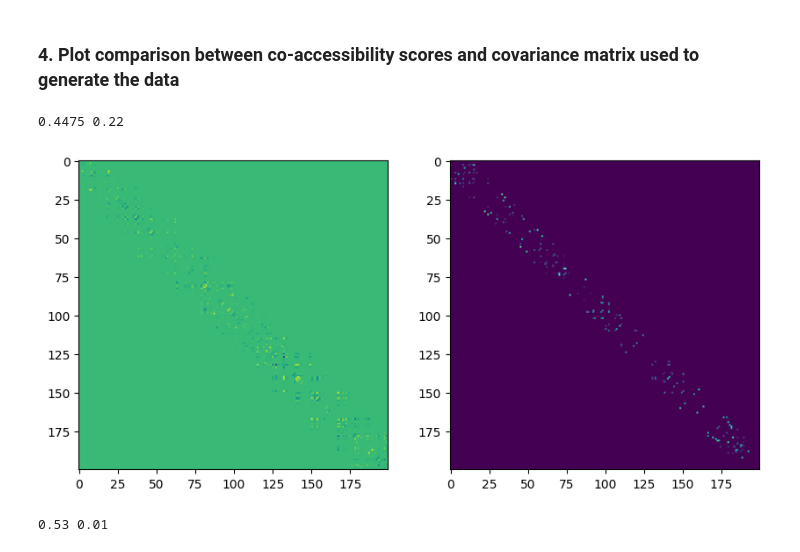
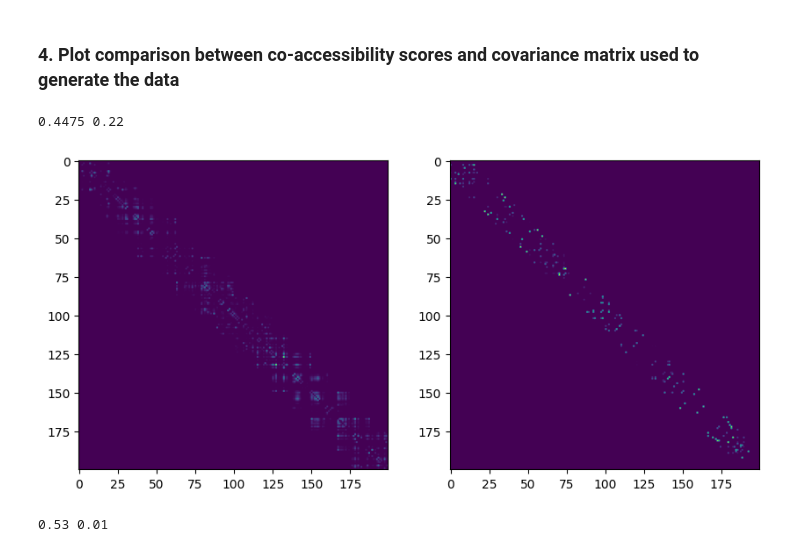
Before and after one commit to cantinilab/Circe, a Jupyter notebook: Example1.ipynb, the cells around one changed output. Saved outputs shown, nothing was run; the diff lists cells and outputs as text; code cells hidden in the pictures.

```diff
--- a/Example1.ipynb
+++ b/Example1.ipynb
@@ -197,27 +197,27 @@ an.extract_atac_links(atac)
 # %%
 def diag_block_mat_slicing(L):
     shp = L[0].shape
     N = len(L)
     r = range(N)
     out = np.zeros((N,shp[0],N,shp[1]),dtype=int)
     out[r,:,r,:] = L
     return out.reshape(np.asarray(shp)*N)
 
 corrected = final_score.toarray()[:200, :200]
 corrected = np.where(corrected <= 0, corrected, corrected)
 corrected = corrected - np.diag(corrected)*np.eye(len(cov))
 
 cov_ = cov - np.diag(cov)*np.eye(len(cov))
 
 fig, ax = plt.subplots(1, 2, figsize=(10,10))
-ax[0].imshow(corrected)
+ax[0].imshow(np.abs(corrected))
 ax[1].imshow(np.where(cov_<=0, cov_, cov_))
 
 
 print((cov_[:20,:20]>0).sum()/(400), (corrected[:20,:20]>0).sum()/(400), )
 # %% [output]
 0.4475 0.22
-[figure, old version]
+[figure, new version]
 # %%
 corrected = final_score.toarray()[:200, :200]
 corrected = np.where(corrected <= 0, 0, 1)
```
